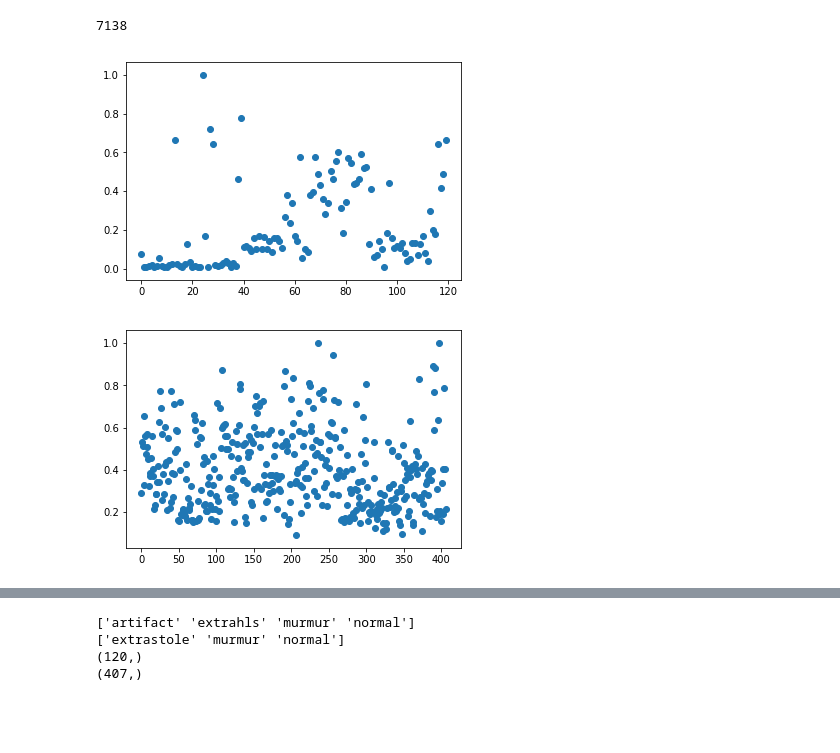
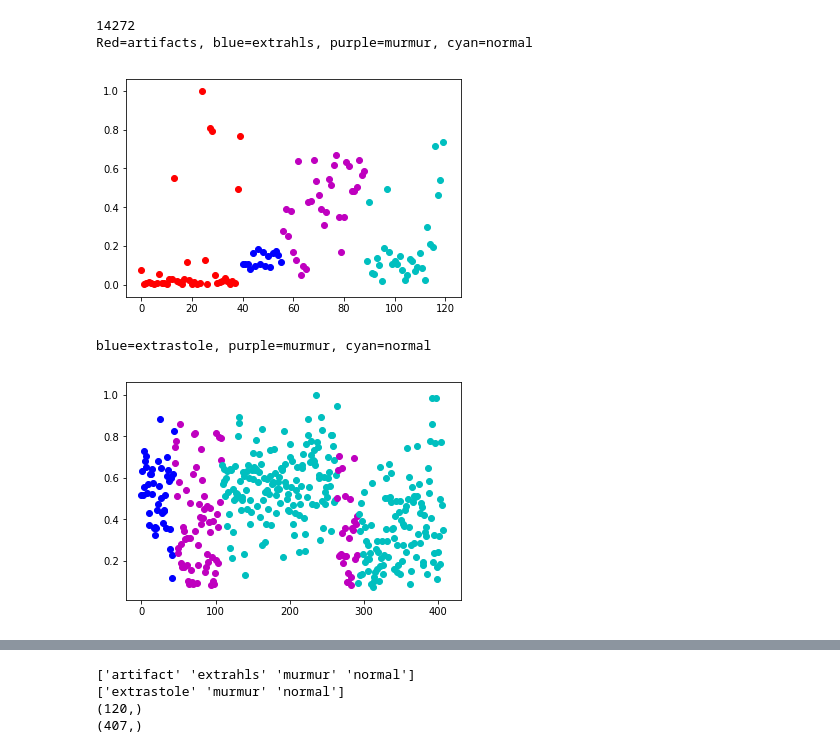
Before and after one commit to lindawangg/Classifying-Heartbeats, a Jupyter notebook: finding_features.ipynb, the cells around one changed output, grey strips where cells are left out. Cells and saved outputs as stored; diff of their text form; code cells hidden in the pictures; blank space fills up the shorter version.

```diff
--- a/finding_features.ipynb
+++ b/finding_features.ipynb
@@ -6,9 +6,9 @@ from preprocessing import get_preprocessed_data, get_test_data
 from features import find_peaks
 import audioFeatureExtraction
 # %%
-x_dataA, y_labelA, framerate_A = get_preprocessed_data('A', N=2, factor=10)
+x_dataA, y_labelA, framerate_A = get_preprocessed_data('A', N=2, factor=5)
 
-x_dataB, y_labelB, framerate_B = get_preprocessed_data('B', N=2, factor=5)
+x_dataB, y_labelB, framerate_B = get_preprocessed_data('B', N=2, factor=2)
 # %%
 # testing
 x_testdataA = get_test_data('A')
@@ -250,22 +315,26 @@ show()
 # %%
 # spectral flux
 fluxA = np.array([np.abs(audioFeatureExtraction.stSpectralFlux(X[:int(len(X)/2)], X[int(len(X)/2):])) for X in X_dataA])
 fluxA = fluxA/max(fluxA)
 fluxB = np.array([np.abs(audioFeatureExtraction.stSpectralFlux(X[:int(len(X)/2)], X[int(len(X)/2)+1:])) for X in X_dataB])
 fluxB = fluxB/max(fluxB)
 print(len(X_testdataA[0]))
 flux_testA = np.array([np.abs(audioFeatureExtraction.stSpectralFlux(X[:int(len(X)/2)], X[int(len(X)/2):])) for X in X_testdataA])
 flux_testA = flux_testA/max(flux_testA)
-figure()
-scatter(range(0,len(X_dataA)),fluxA)
-show()
-figure()
-scatter(range(0,len(X_dataB)),fluxB)
-show()
+#figure()
+#scatter(range(0,len(X_dataA)),fluxA)
+#show()
+#figure()
+#scatter(range(0,len(X_dataB)),fluxB)
+#show()
+featurePlot(fluxA, 'A')
+featurePlot(fluxB, 'B')
 # %% [output]
-7138
+14272
+Red=artifacts, blue=extrahls, purple=murmur, cyan=normal
-[figure, old version]
+[figure, new version]
+blue=extrastole, purple=murmur, cyan=normal
-[figure, old version]
+[figure, new version]
 # %%
 # spectral centroid of frame (given abs(FFT))
 FsA = int(framerate_A[0]/20) # framerate is the same for all of set A
```
Also changed, not shown: parts of 20 cells of this notebook, 1 other file.
